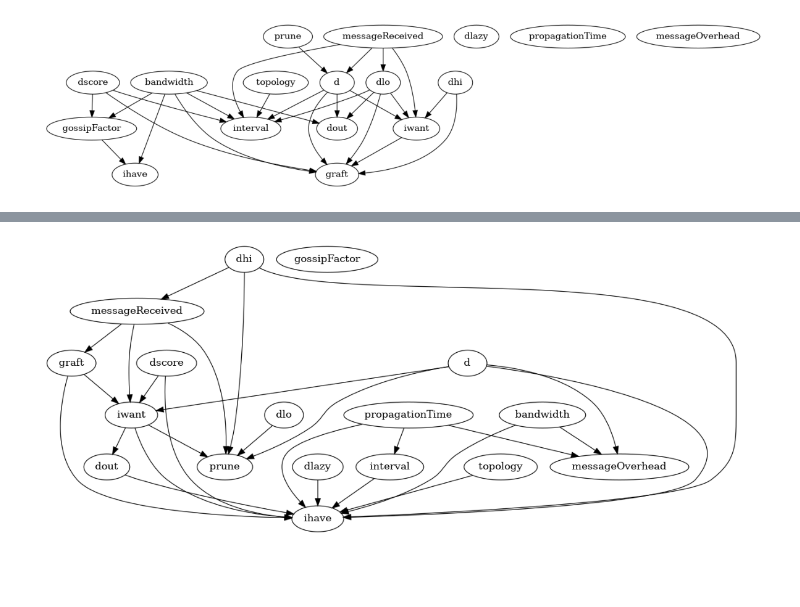
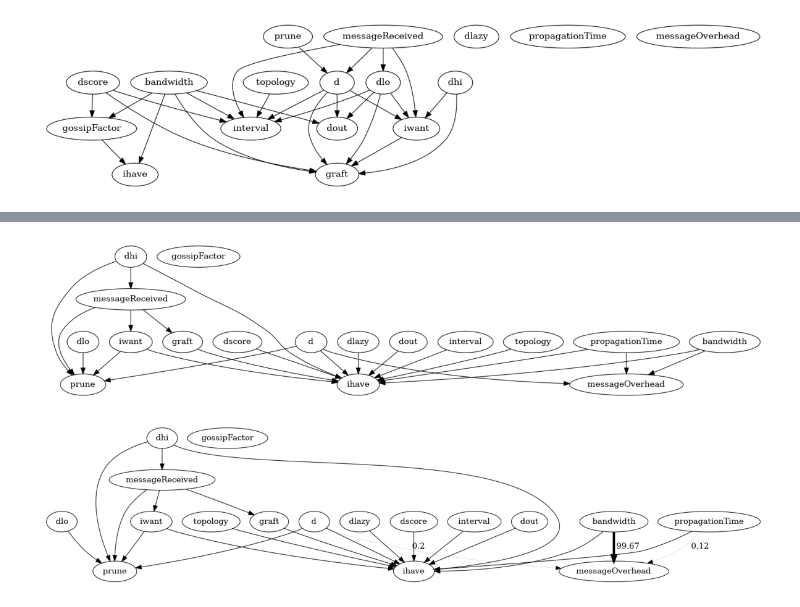
Before and after one commit to FlavScheidt/flexi-pipe, a Jupyter notebook: data/CausalAnalysis/CausalDiscovery/LInGAMAnalysis.ipynb, the cells around one changed output, grey strips where cells are left out. Drawn from its saved outputs; the diff is of its cells as text; code cells hidden in the pictures; blank space fills up the shorter version.

```diff
--- a/data/CausalAnalysis/CausalDiscovery/LInGAMAnalysis.ipynb
+++ b/data/CausalAnalysis/CausalDiscovery/LInGAMAnalysis.ipynb
@@ -154,29 +157,38 @@ gcm.util.plot(H)#, figure_size=[15, 10])
 # %%
 #Remove edges for dowhy analysis
 
 H.remove_edge('dhi', 'd')
 H.remove_edge('graft', 'd')
 H.remove_edge('propagationTime', 'dout')
 H.remove_edge('bandwidth', 'dout')
 H.remove_edge('d', 'dout')
 H.remove_edge('dscore', 'dout')
 H.remove_edge('dhi', 'dout')
 H.remove_edge('interval', 'dlazy')
 H.remove_edge('bandwidth', 'dlazy')
 H.remove_edge('dout', 'dlazy')
 H.remove_edge('messageReceived', 'dlazy')
 H.remove_edge('dhi', 'dlazy')
 H.remove_edge('ihave', 'gossipFactor')
 H.remove_edge('dlo', 'interval')
-H.remove_edge('topology', 'interval')
+H.remove_edge('prune', 'interval')
 H.remove_edge('dscore', 'interval')
 H.remove_edge('messageReceived', 'interval')
-# H.remove_edge('ṕropagationTime', 'interval')
+H.remove_edge('dscore', 'd')
 H.remove_edge('bandwidth', 'interval')
-H.remove_edge('iwant', 'dlo')
+H.remove_edge('graft', 'interval')
+H.remove_edge('iwant', 'topology')
+H.remove_edge('prune', 'topology')
+H.remove_edge('messageReceived', 'topology')
+H.remove_edge('graft', 'topology')
+H.remove_edge('bandwidth', 'topology')
+H.remove_edge('propagationTime', 'interval')
+H.remove_edge('iwant', 'd')
 H.remove_edge('messageReceived', 'dlo')
+H.remove_edge('messageReceived', 'd')
+H.remove_edge('iwant', 'dout')
 
 fig, ax = plt.subplots(figsize=(15,20))
 gcm.util.plot(H)#, figure_size=[15, 10])
 # %% [output]
-[figure, old version]
+[figure, new version]
@@ -182,0 +204,15 @@ gcm.util.plot(H)#, figure_size=[15, 10])
+# %%
+#Key factors influencing MessageOverhead?
+
+def convert_to_percentage(value_dictionary):
+    total_absolute_sum = np.sum([abs(v) for v in value_dictionary.values()])
+    return {k: abs(v) / total_absolute_sum * 100 for k, v in value_dictionary.items()}
+
+
+arrow_strengths = gcm.arrow_strength(scm, target_node='messageOverhead')
+
+
+fig, ax = plt.subplots(figsize=(15,20))
+gcm.util.plot(H, causal_strengths=convert_to_percentage(arrow_strengths))#, figure_size=[15, 10])
+# %% [output]
+[figure, added]
```
Also changed, not shown: parts of 8 cells of this notebook, 1 other file.
